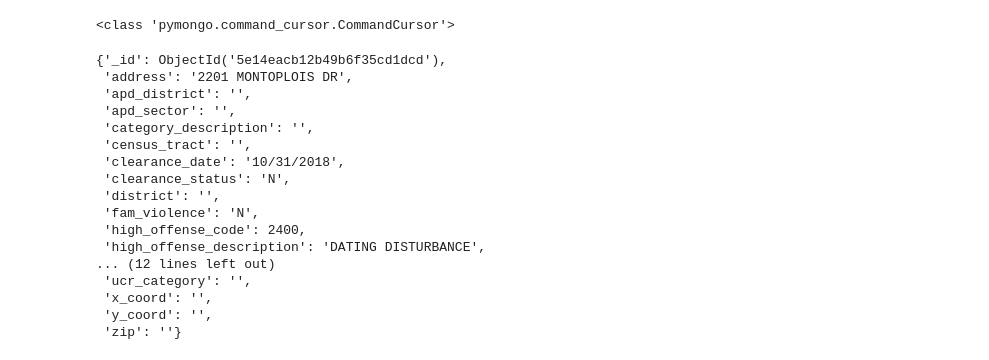
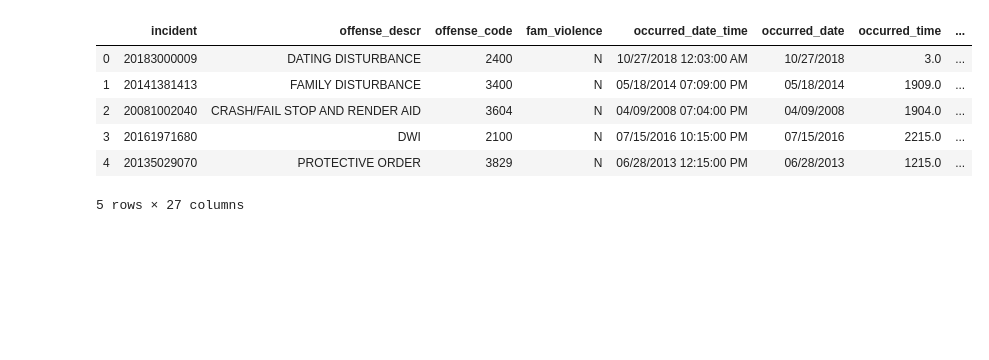
Before and after one commit to AustinPenner/Crime-ATX, a Jupyter notebook: data_exploration.ipynb, the cells around one changed output. Drawn from its saved outputs; the diff is of its cells as text; code cells hidden in the pictures; blank space fills up the shorter version.

Commit message:
loaded data to pandas and added heatmap

```diff
--- a/data_exploration.ipynb
+++ b/data_exploration.ipynb
@@ -38,49 +11,0 @@ db.bars.find_one()
-# %%
-# db.bars.count_documents({})
-
-# len(bars.distinct('coordinates'))
-# bars.distinct('id')
-
-# bars.distinct('alias')
-# 797 bars in ATX
-
-
-result = bars.aggregate(
-                [{"$group":
-                      { "_id": {"id": "$id", "alias": "$alias", "name": "$name",
-                                "review_count": "$review_count", "rating": "$rating",
-                                "coordinates": "$coordinates", "price": "$price",
-                                "location": "$location"}}}]
-        )
-print(type(result))
-# for item in result:
-#     pprint.pprint(item)
-
-
-# for item in bars:
-#     bar_data.insert(item)
-# %% [output]
-<class 'pymongo.command_cursor.CommandCursor'>
-# %%
-item = crime.find_one({})
-pprint.pprint(item)
-
-row_count = crime.count()
-# %% [output]
-{'_id': ObjectId('5e14eacb12b49b6f35cd1dcd'),
- 'address': '2201 MONTOPLOIS DR',
- 'apd_district': '',
- 'apd_sector': '',
- 'category_description': '',
- 'census_tract': '',
- 'clearance_date': '10/31/2018',
- 'clearance_status': 'N',
- 'district': '',
- 'fam_violence': 'N',
- 'high_offense_code': 2400,
- 'high_offense_description': 'DATING DISTURBANCE',
-... (12 lines left out)
- 'ucr_category': '',
- 'x_coord': '',
- 'y_coord': '',
- 'zip': ''}
@@ -86,0 +48,24 @@ row_count = crime.count()
+# %%
+crm = pd.read_csv('bar_data.csv',
+                 sep='\t',
+                 names=['id', 'alias', 'name', 'review_count', 'rating',
+                        'lat', 'lng', 'addr1', 'addr2', 'addr3', 'city',
+                        'zip', 'country', 'state']).drop_duplicates(subset='alias')
+
+brs = pd.read_csv('police_data.csv',
+                 names=['incident','offense_descr','offense_code',
+                'fam_violence','occurred_date_time','occurred_date','occurred_time',
+                'report_date_time','report_date','report_time','location_type',
+                'address','zip','district','apd_sector','apd_district','pra',
+                'census_tract','clearance_status','clearance_date','ucr_category',
+                'category_descr','x_coord','y_coord','lat','lng','location'])
+# %%
+brs.head()
+# %% [output]
+|  | incident | offense_descr | offense_code | fam_violence | occurred_date_time | occurred_date | occurred_time | ... |
+| 0 | 20183000009 | DATING DISTURBANCE | 2400 | N | 10/27/2018 12:03:00 AM | 10/27/2018 | 3.0 | ... |
+| 1 | 20141381413 | FAMILY DISTURBANCE | 3400 | N | 05/18/2014 07:09:00 PM | 05/18/2014 | 1909.0 | ... |
+| 2 | 20081002040 | CRASH/FAIL STOP AND RENDER AID | 3604 | N | 04/09/2008 07:04:00 PM | 04/09/2008 | 1904.0 | ... |
+| 3 | 20161971680 | DWI | 2100 | N | 07/15/2016 10:15:00 PM | 07/15/2016 | 2215.0 | ... |
+| 4 | 20135029070 | PROTECTIVE ORDER | 3829 | N | 06/28/2013 12:15:00 PM | 06/28/2013 | 1215.0 | ... |
+5 rows × 27 columns
```
Also changed, not shown: parts of 12 cells of this notebook.
